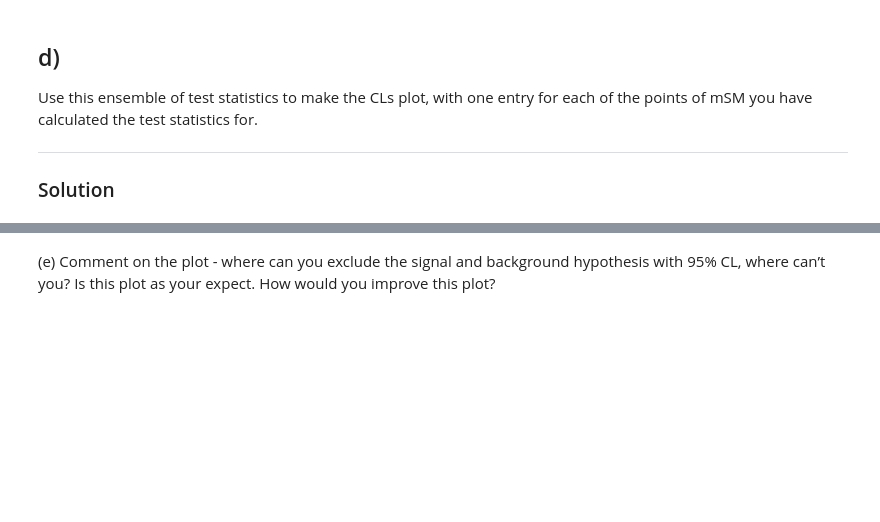
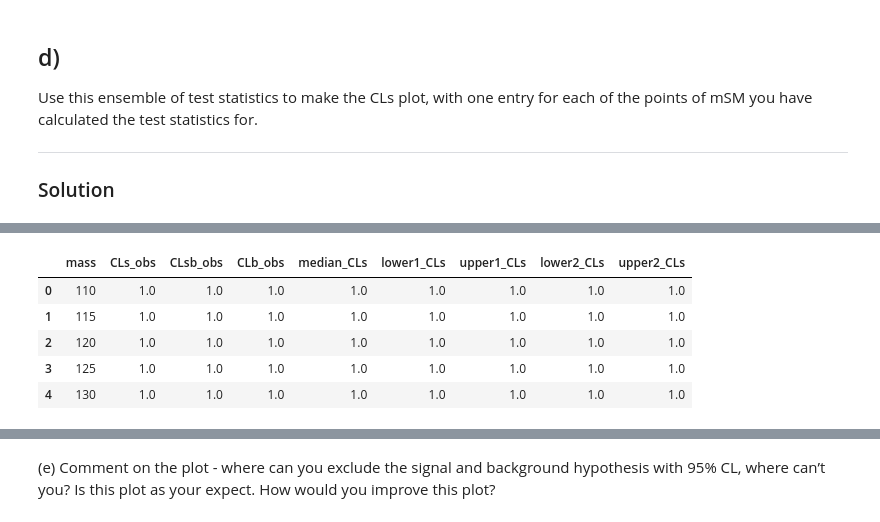
Before and after one commit to munozariasjm/PSet_Statistics-8_811, a Jupyter notebook: notebooks/02.ipynb, the cells around one changed output, grey strips where cells are left out. Drawn from its saved outputs; the diff is of its cells as text; code cells hidden in the pictures; blank space fills up the shorter version.

```diff
--- a/notebooks/02.ipynb
+++ b/notebooks/02.ipynb
@@ -343,0 +400,65 @@ plt.show()
+# %%
+cl_results = []
+
+for mass in mass_hypotheses:
+    t_obs = t_obs_df[t_obs_df['mass'] == mass]['t_obs'].values[0]
+
+    t_sb = df_a[df_a['mass'] == mass]['test_statistic'].values
+    t_bkg = df_b[df_b['mass'] == mass]['test_statistic'].values
+
+    CL_sb = np.sum(t_sb >= t_obs) / len(t_sb)
+    CL_b = np.sum(t_bkg >= t_obs) / len(t_bkg)
+
+    CL_b = CL_b if CL_b > 0 else 1e-6
+
+    CL_s = CL_sb / CL_b
+
+    cl_results.append({'mass': mass, 'CLs_obs': CL_s, 'CLsb_obs': CL_sb, 'CLb_obs': CL_b})
+
+cl_df = pd.DataFrame(cl_results)
+cl_df.head()
+
+cl_expected = []
+
+for mass in mass_hypotheses:
+    t_sb = df_a[df_a['mass'] == mass]['test_statistic'].values
+    t_bkg = df_b[df_b['mass'] == mass]['test_statistic'].values
+
+    CLs_values = []
+
+    for t in t_bkg:
+        CL_sb = np.sum(t_sb >= t) / len(t_sb)
+        CL_b = np.sum(t_bkg >= t) / len(t_bkg)
+
+        CL_b = CL_b if CL_b > 0 else 1e-6
+
+        CL_s = CL_sb / CL_b
+        CLs_values.append(CL_s)
+
+    median_CLs = np.percentile(CLs_values, 50)
+    lower1_CLs = np.percentile(CLs_values, 16)
+    upper1_CLs = np.percentile(CLs_values, 84)
+    lower2_CLs = np.percentile(CLs_values, 2.5)
+    upper2_CLs = np.percentile(CLs_values, 97.5)
+
+    cl_expected.append({
+        'mass': mass,
+        'median_CLs': median_CLs,
+        'lower1_CLs': lower1_CLs,
+        'upper1_CLs': upper1_CLs,
+        'lower2_CLs': lower2_CLs,
+        'upper2_CLs': upper2_CLs
+    })
+
+cl_exp_df = pd.DataFrame(cl_expected)
+cl_exp_df.head()
+
+cl_full_df = pd.merge(cl_df, cl_exp_df, on='mass')
+cl_full_df.head()
+# %% [output]
+|  | mass | CLs_obs | CLsb_obs | CLb_obs | median_CLs | lower1_CLs | upper1_CLs | lower2_CLs | upper2_CLs |
+| 0 | 110 | 1.0 | 1.0 | 1.0 | 1.0 | 1.0 | 1.0 | 1.0 | 1.0 |
+| 1 | 115 | 1.0 | 1.0 | 1.0 | 1.0 | 1.0 | 1.0 | 1.0 | 1.0 |
+| 2 | 120 | 1.0 | 1.0 | 1.0 | 1.0 | 1.0 | 1.0 | 1.0 | 1.0 |
+| 3 | 125 | 1.0 | 1.0 | 1.0 | 1.0 | 1.0 | 1.0 | 1.0 | 1.0 |
+| 4 | 130 | 1.0 | 1.0 | 1.0 | 1.0 | 1.0 | 1.0 | 1.0 | 1.0 |
```
Also changed, not shown: parts of 13 cells of this notebook, 4 other files.
